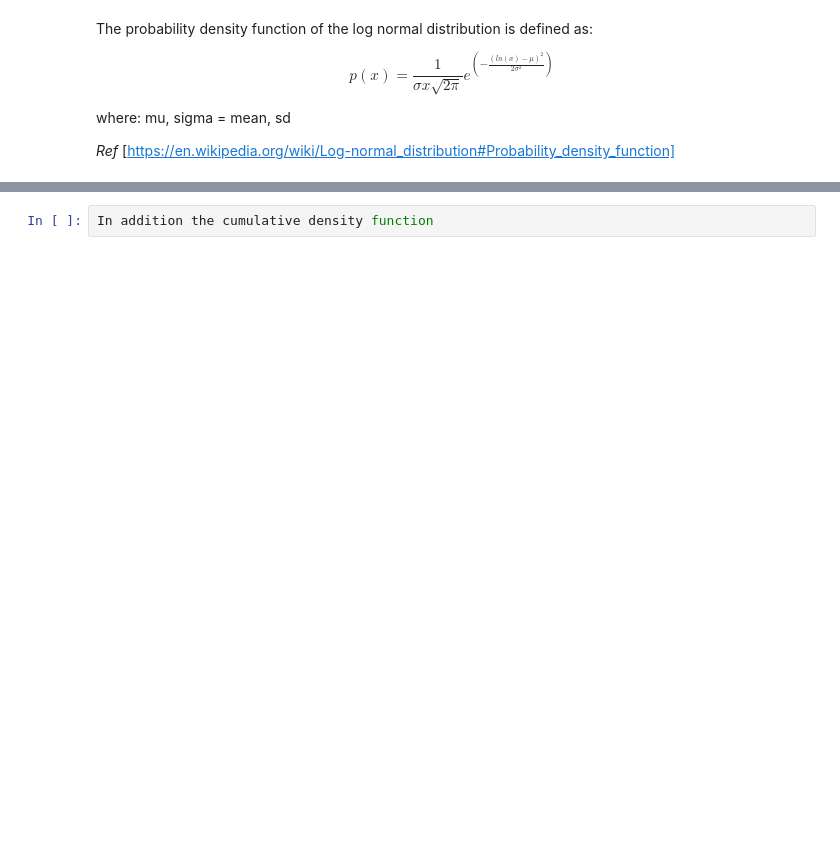
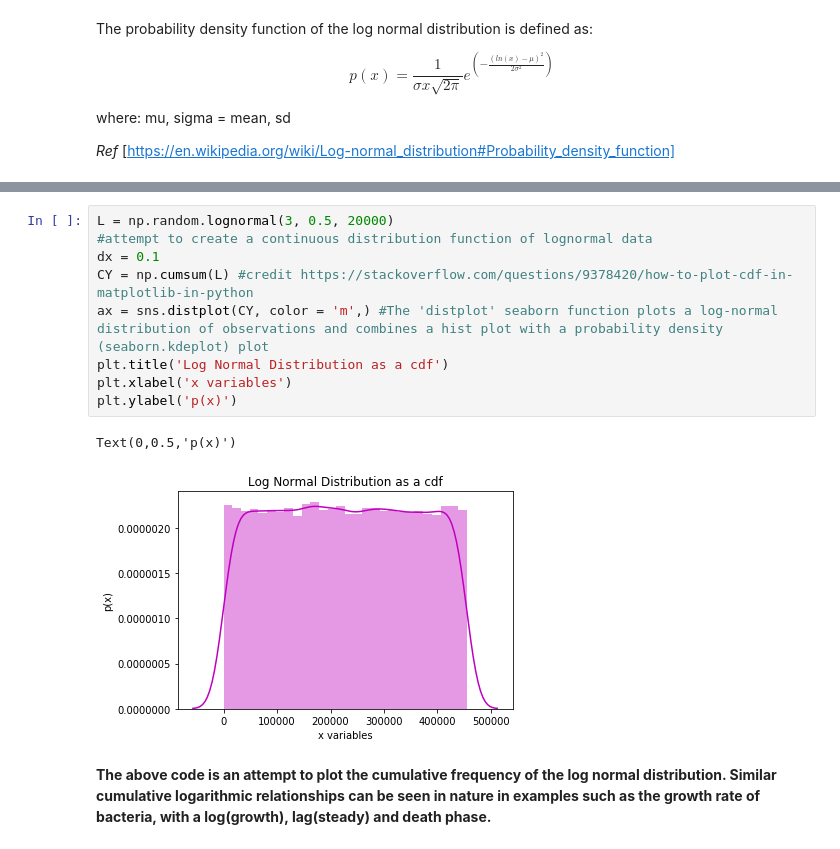
Before and after one commit to oreillyh/Programming-for-DA---Assignments, a Jupyter notebook: Programming for Data Analytics Assignment 1.ipynb, the cells around one changed output, grey strips where cells are left out. Cells and saved outputs as stored; diff of their text form; blank space fills up the shorter version.

```diff
--- a/Programming for Data Analytics Assignment 1.ipynb
+++ b/Programming for Data Analytics Assignment 1.ipynb
@@ -159,2 +159,14 @@ Text(0,0.5,'p(x)')
-# %%
-In addition the cumulative density function
+# %%
+L = np.random.lognormal(3, 0.5, 20000)
+#attempt to create a continuous distribution function of lognormal data
+dx = 0.1
+CY = np.cumsum(L) #credit https://stackoverflow.com/questions/9378420/how-to-plot-cdf-in-matplotlib-in-python
+ax = sns.distplot(CY, color = 'm',) #The 'distplot' seaborn function plots a log-normal distribution of observations and combines a hist plot with a probability density (seaborn.kdeplot) plot
+plt.title('Log Normal Distribution as a cdf')
+plt.xlabel('x variables')
+plt.ylabel('p(x)')
+# %% [output]
+Text(0,0.5,'p(x)')
+[figure, added]
+# %% [markdown]
+**The above code is an attempt to plot the cumulative frequency of the log normal distribution. Similar cumulative logarithmic relationships can be seen in nature in examples such as the growth rate of bacteria, with a log(growth), lag(steady) and death phase.**
```
Also changed, not shown: parts of 9 cells of this notebook.
